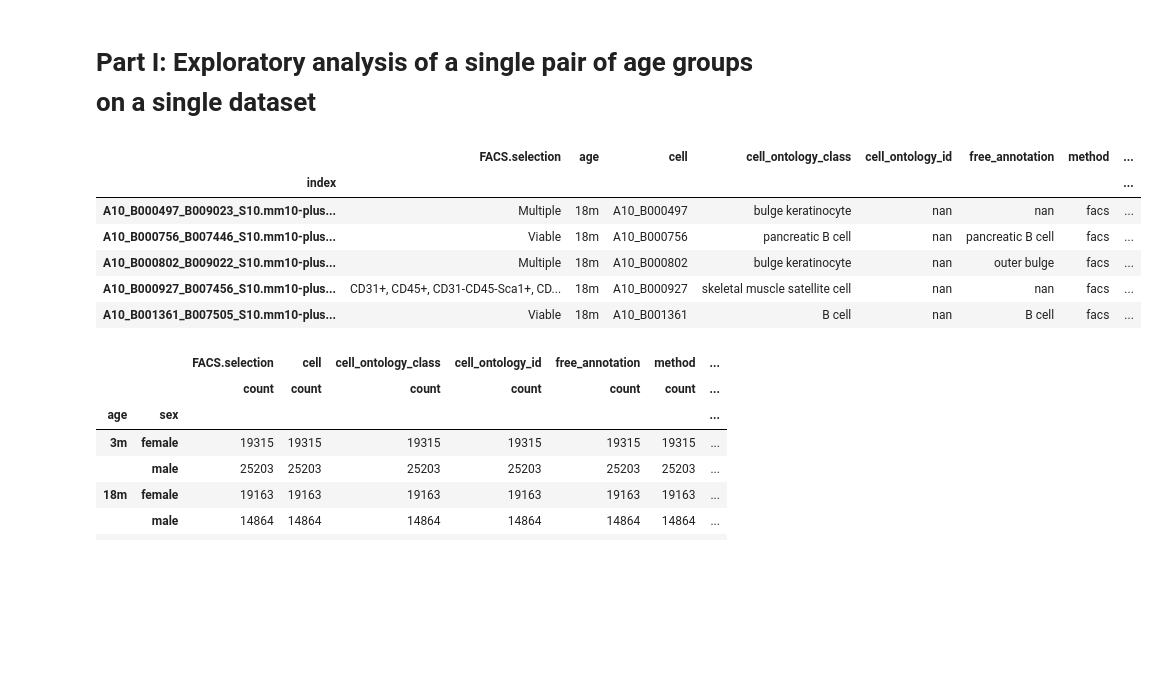
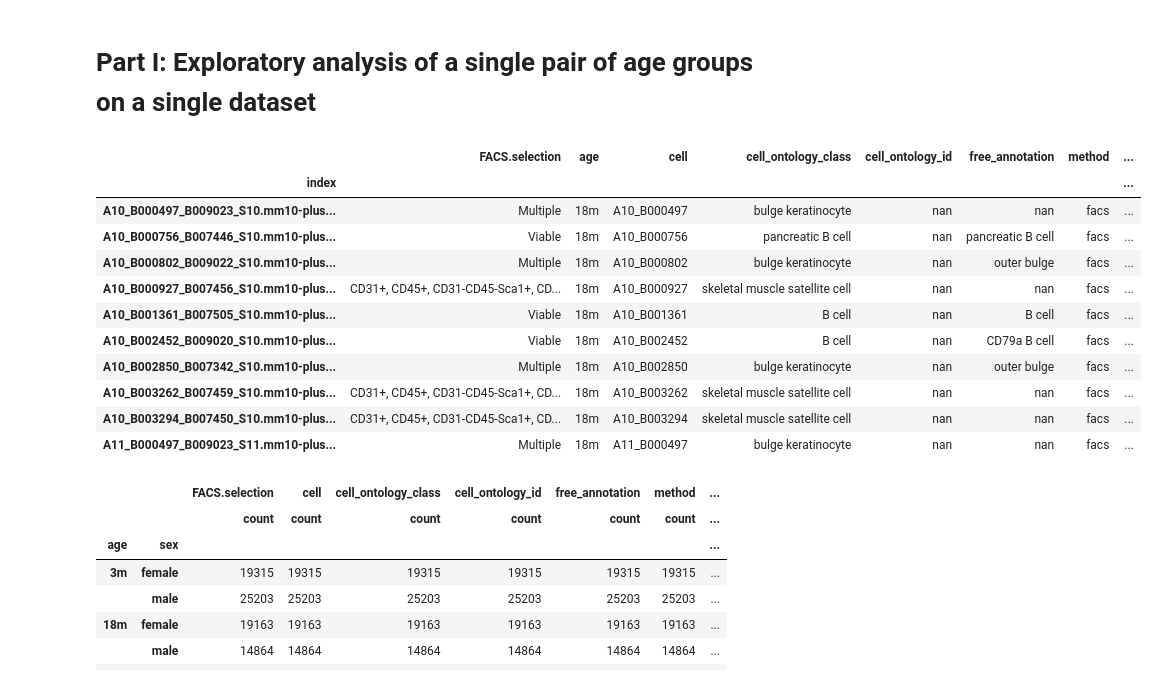
Before and after one commit to justgos/indagatio-muris-senis, a Jupyter notebook: cognitis.ipynb, the cells around one changed output. Drawn from its saved outputs; the diff is of its cells as text; code cells hidden in the pictures; blank space fills up the shorter version.

```diff
--- a/cognitis.ipynb
+++ b/cognitis.ipynb
@@ -72,15 +76,20 @@ data = sc.read_h5ad('../data/tabula-muris/tabula-muris-senis-facs-official-raw-o
 # gene_info, gene_info_map = load_gene_info('../data/Mus_musculus.gene_info')
 gene_names = data.var.index.values
 # %%
-data.obs.head()
+data.obs.head(10)
 # %% [output]
 |  | FACS.selection | age | cell | cell_ontology_class | cell_ontology_id | free_annotation | method | ... |
 | index |  |  |  |  |  |  |  | ... |
 | A10_B000497_B009023_S10.mm10-plus... | Multiple | 18m | A10_B000497 | bulge keratinocyte | nan | nan | facs | ... |
 | A10_B000756_B007446_S10.mm10-plus... | Viable | 18m | A10_B000756 | pancreatic B cell | nan | pancreatic B cell | facs | ... |
 | A10_B000802_B009022_S10.mm10-plus... | Multiple | 18m | A10_B000802 | bulge keratinocyte | nan | outer bulge | facs | ... |
 | A10_B000927_B007456_S10.mm10-plus... | CD31+, CD45+, CD31-CD45-Sca1+, CD... | 18m | A10_B000927 | skeletal muscle satellite cell | nan | nan | facs | ... |
 | A10_B001361_B007505_S10.mm10-plus... | Viable | 18m | A10_B001361 | B cell | nan | B cell | facs | ... |
+| A10_B002452_B009020_S10.mm10-plus... | Viable | 18m | A10_B002452 | B cell | nan | CD79a B cell | facs | ... |
+| A10_B002850_B007342_S10.mm10-plus... | Multiple | 18m | A10_B002850 | bulge keratinocyte | nan | outer bulge | facs | ... |
+| A10_B003262_B007459_S10.mm10-plus... | CD31+, CD45+, CD31-CD45-Sca1+, CD... | 18m | A10_B003262 | skeletal muscle satellite cell | nan | nan | facs | ... |
+| A10_B003294_B007450_S10.mm10-plus... | CD31+, CD45+, CD31-CD45-Sca1+, CD... | 18m | A10_B003294 | skeletal muscle satellite cell | nan | nan | facs | ... |
+| A11_B000497_B009023_S11.mm10-plus... | Multiple | 18m | A11_B000497 | bulge keratinocyte | nan | nan | facs | ... |
 # %%
 # data.var[:100]
 # data.obs.query('age in ["3m", "18m", "24m"]')
```
Also changed, not shown: parts of 18 cells of this notebook, 11 other files.
